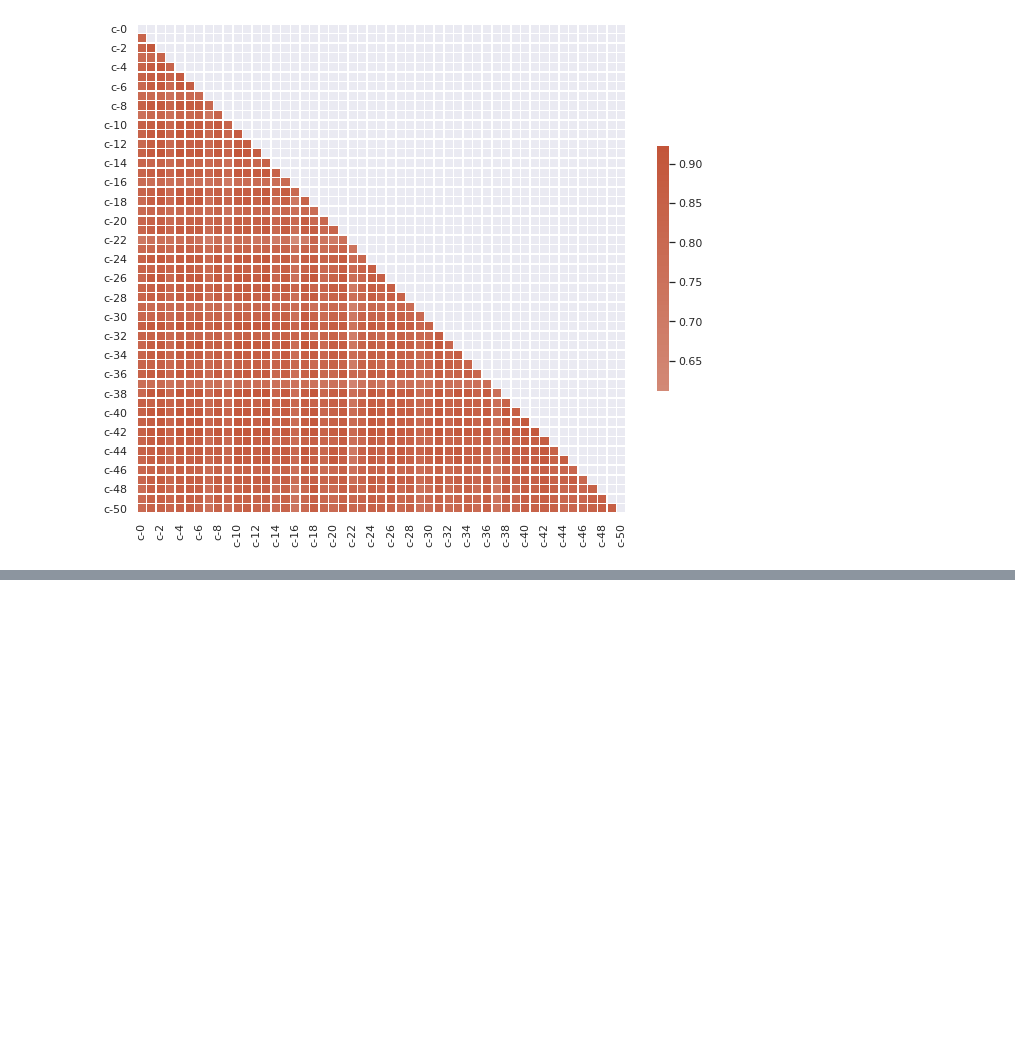
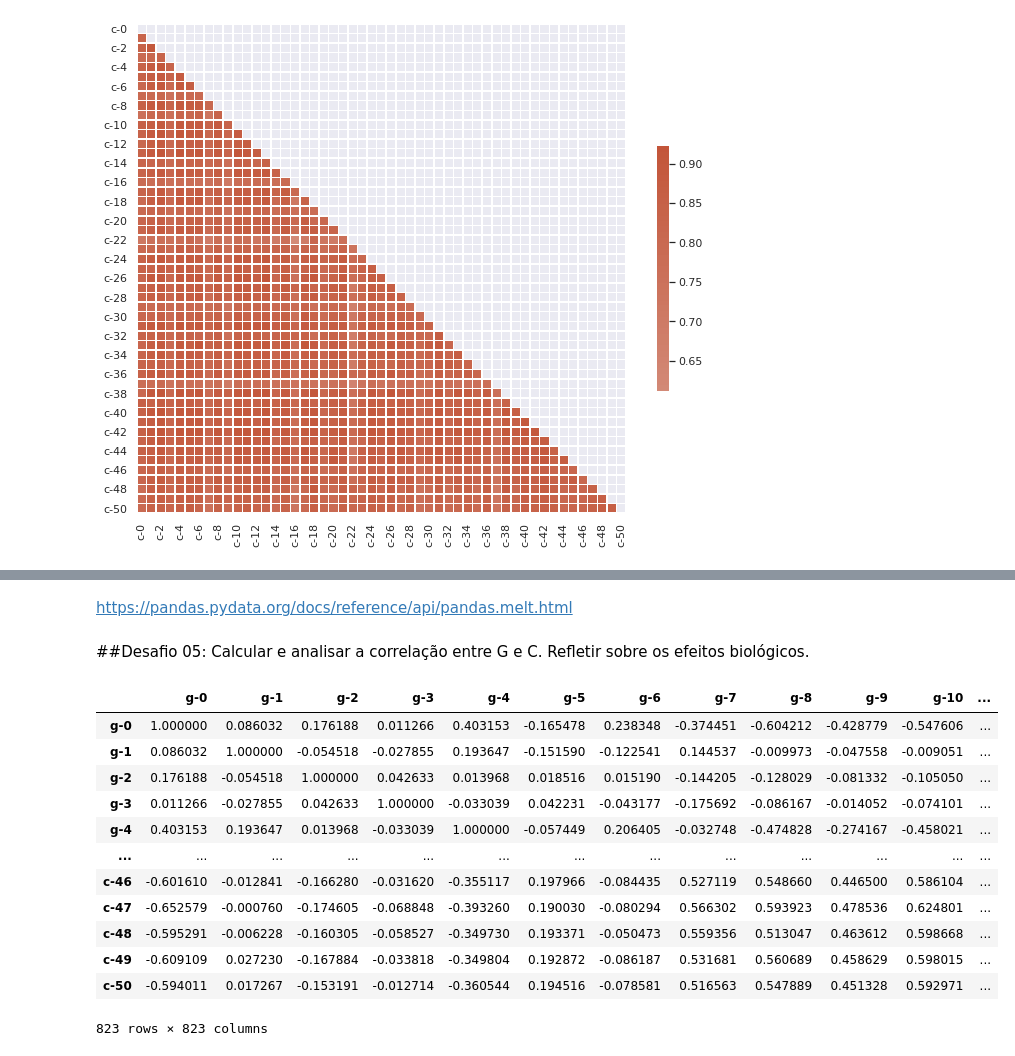
Before and after one commit to ThiagoBizacha/imersaodados3, a Jupyter notebook: Aula_03.ipynb, the cells around one changed output, grey strips where cells are left out. Saved outputs shown, nothing was run; the diff lists cells and outputs as text; code cells hidden in the pictures; blank space fills up the shorter version.

```diff
--- a/Aula_03.ipynb
+++ b/Aula_03.ipynb
@@ -602,0 +667,21 @@ sns.heatmap(corr_celular, mask=mask, cmap=cmap, center=0,
+# %% [markdown]
+https://pandas.pydata.org/docs/reference/api/pandas.melt.html
+# %% [markdown]
+##Desafio 05: Calcular e analisar a correlação entre G e C. Refletir sobre os efeitos biológicos.
+# %%
+corr = dados.loc[: , 'g-0': 'c-50'].corr()
+corr
+# %% [output]
+|  | g-0 | g-1 | g-2 | g-3 | g-4 | g-5 | g-6 | g-7 | g-8 | g-9 | g-10 | ... |
+| g-0 | 1.000000 | 0.086032 | 0.176188 | 0.011266 | 0.403153 | -0.165478 | 0.238348 | -0.374451 | -0.604212 | -0.428779 | -0.547606 | ... |
+| g-1 | 0.086032 | 1.000000 | -0.054518 | -0.027855 | 0.193647 | -0.151590 | -0.122541 | 0.144537 | -0.009973 | -0.047558 | -0.009051 | ... |
+| g-2 | 0.176188 | -0.054518 | 1.000000 | 0.042633 | 0.013968 | 0.018516 | 0.015190 | -0.144205 | -0.128029 | -0.081332 | -0.105050 | ... |
+| g-3 | 0.011266 | -0.027855 | 0.042633 | 1.000000 | -0.033039 | 0.042231 | -0.043177 | -0.175692 | -0.086167 | -0.014052 | -0.074101 | ... |
+| g-4 | 0.403153 | 0.193647 | 0.013968 | -0.033039 | 1.000000 | -0.057449 | 0.206405 | -0.032748 | -0.474828 | -0.274167 | -0.458021 | ... |
+| ... | ... | ... | ... | ... | ... | ... | ... | ... | ... | ... | ... | ... |
+| c-46 | -0.601610 | -0.012841 | -0.166280 | -0.031620 | -0.355117 | 0.197966 | -0.084435 | 0.527119 | 0.548660 | 0.446500 | 0.586104 | ... |
+| c-47 | -0.652579 | -0.000760 | -0.174605 | -0.068848 | -0.393260 | 0.190030 | -0.080294 | 0.566302 | 0.593923 | 0.478536 | 0.624801 | ... |
+| c-48 | -0.595291 | -0.006228 | -0.160305 | -0.058527 | -0.349730 | 0.193371 | -0.050473 | 0.559356 | 0.513047 | 0.463612 | 0.598668 | ... |
+| c-49 | -0.609109 | 0.027230 | -0.167884 | -0.033818 | -0.349804 | 0.192872 | -0.086187 | 0.531681 | 0.560689 | 0.458629 | 0.598015 | ... |
+| c-50 | -0.594011 | 0.017267 | -0.153191 | -0.012714 | -0.360544 | 0.194516 | -0.078581 | 0.516563 | 0.547889 | 0.451328 | 0.592971 | ... |
+823 rows × 823 columns
```
Also changed, not shown: parts of 24 cells of this notebook.
